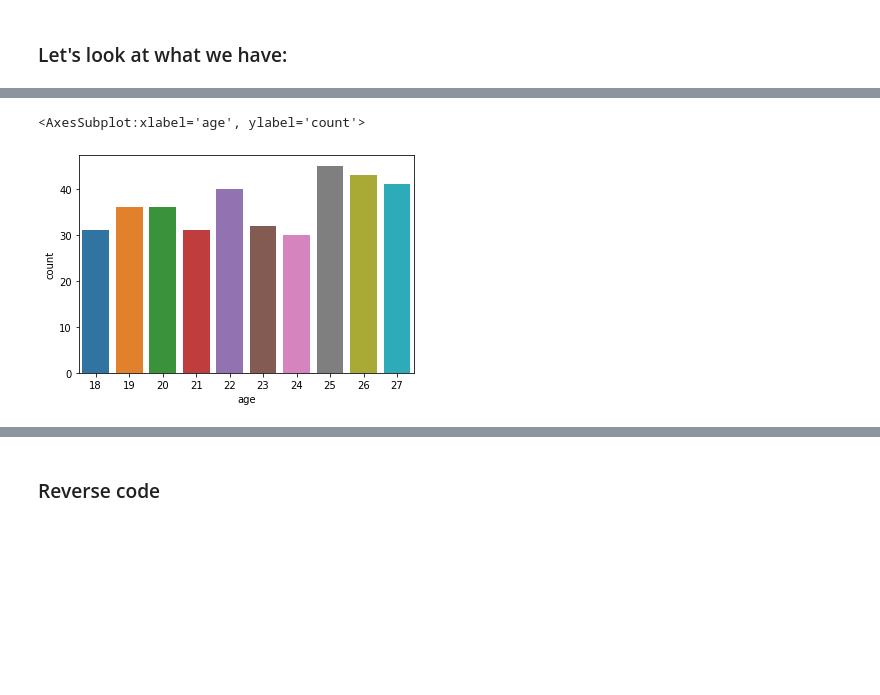
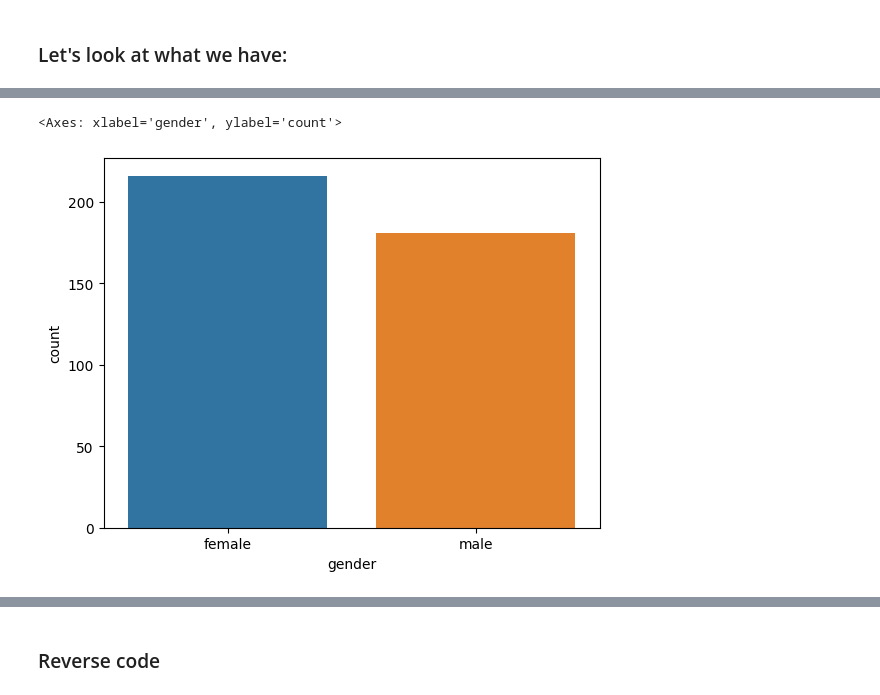
Before and after one commit to uvacw/teaching-ds-rp, a Jupyter notebook: week3/analyzing-experiments.ipynb, the cells around one changed output, grey strips where cells are left out. Cells and saved outputs as stored; diff of their text form; code cells hidden in the pictures; blank space fills up the shorter version.

```diff
--- a/week3/analyzing-experiments.ipynb
+++ b/week3/analyzing-experiments.ipynb
@@ -99,8 +76,8 @@ max       27.000000
 Name: age, dtype: float64
 # %%
 #or some plotting if we like
-sns.countplot(x='age', data=df)
+sns.countplot(x='gender', data=df)
 # %% [output]
-<AxesSubplot:xlabel='age', ylabel='count'>
+<Axes: xlabel='gender', ylabel='count'>
-[figure, old version]
+[figure, new version]
 # %%
```
Also changed, not shown: parts of 67 cells of this notebook, 4 other files.
